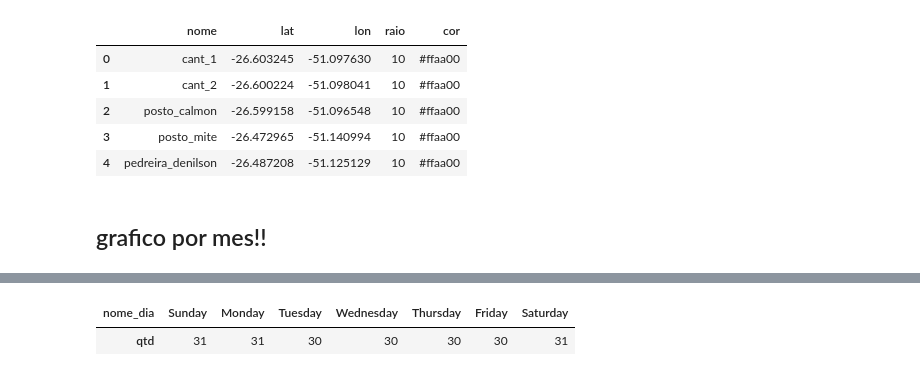
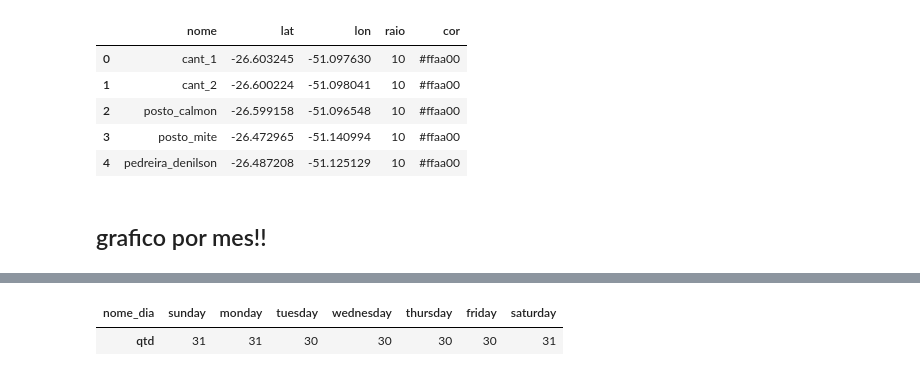
Before and after one commit to CAIOZANETTI/gps_maquina, a Jupyter notebook: etl_tabela_gps.ipynb, the cells around one changed output, grey strips where cells are left out. Cells and saved outputs as stored; diff of their text form; code cells hidden in the pictures.

```diff
--- a/etl_tabela_gps.ipynb
+++ b/etl_tabela_gps.ipynb
@@ -365,21 +349,21 @@ df3
 # %%
 def count_weed_by_name(start, end) -> pd.DataFrame:
 
     serie = pd.date_range(start, end)
-    serie = serie.day_name()
+    serie = serie.day_name().str.lower()
     serie = serie.value_counts()
-    order = ['Sunday', 'Monday', 'Tuesday', 'Wednesday', 'Thursday', 'Friday', 'Saturday']
+    order = ['sunday', 'monday', 'tuesday', 'wednesday', 'thursday', 'friday', 'saturday']
     serie = serie.reindex(order)
     df = pd.DataFrame({'qtd':serie})
     df.rename_axis('nome_dia', inplace=True)
 
     return df
 
 # Example usage:
 start_date = '2022-01-01'
 end_date = '2022-08-01'
-df = count_weed_by_name(start_date, end_date)
-df.T
+df_dia = count_weed_by_name(start_date, end_date)
+df_dia.T
 # %% [output]
-| nome_dia | Sunday | Monday | Tuesday | Wednesday | Thursday | Friday | Saturday |
+| nome_dia | sunday | monday | tuesday | wednesday | thursday | friday | saturday |
 | qtd | 31 | 31 | 30 | 30 | 30 | 30 | 31 |
```
Also changed, not shown: parts of 5 cells of this notebook, 2 other files.
